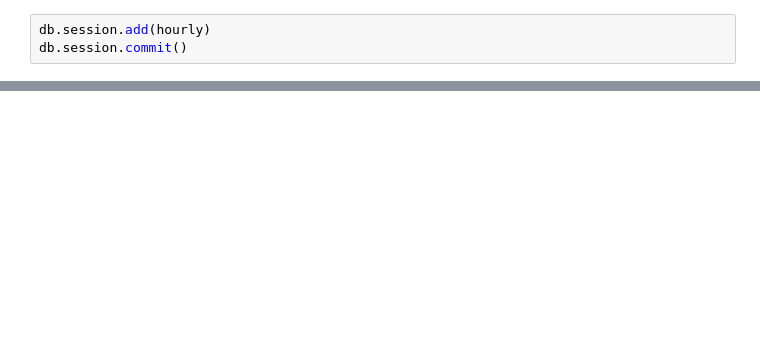
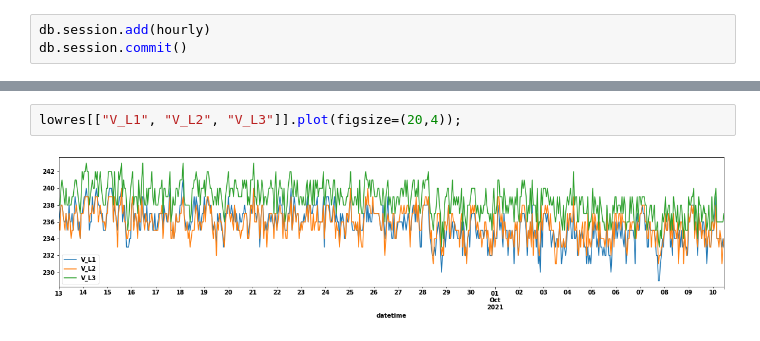
Before and after one commit to munich-ml/raspi_walli, a Jupyter notebook: database/migrate_log_data_to_db.ipynb, the cells around one changed output, grey strips where cells are left out. Drawn from its saved outputs; the diff is of its cells as text; blank space fills up the shorter version.

```diff
--- a/database/migrate_log_data_to_db.ipynb
+++ b/database/migrate_log_data_to_db.ipynb
@@ -86,0 +119,4 @@ df.resample(dt.timedelta(seconds=3600)).first()
+# %%
+lowres[["V_L1", "V_L2", "V_L3"]].plot(figsize=(20,4));
+# %% [output]
+[figure, added]
```
Also changed, not shown: parts of 23 cells of this notebook, 1 other file.
